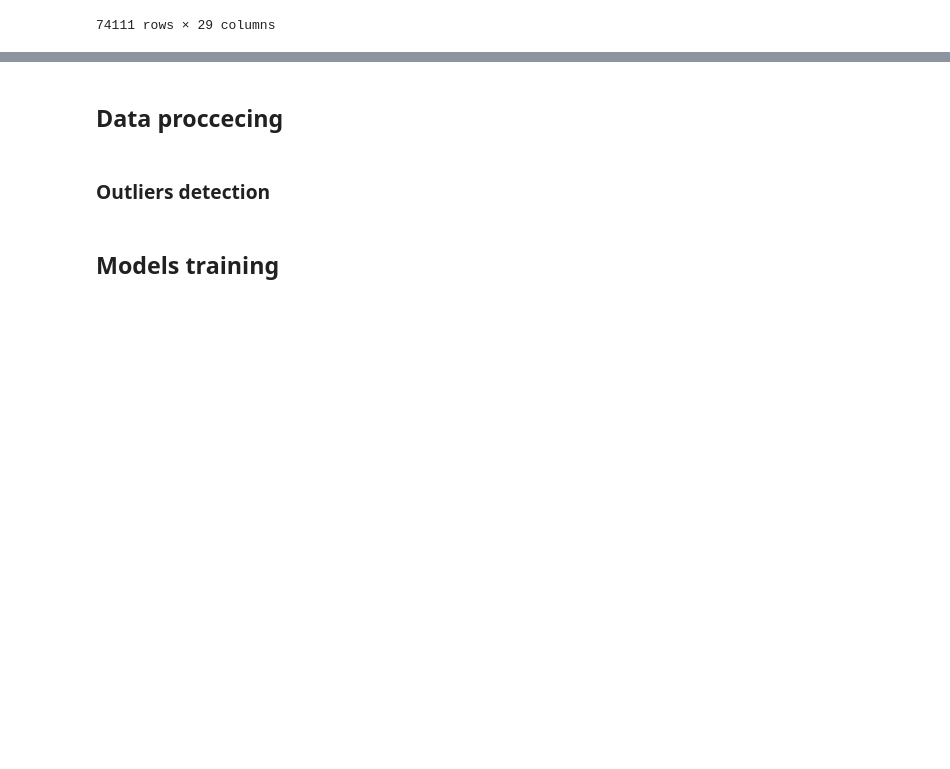
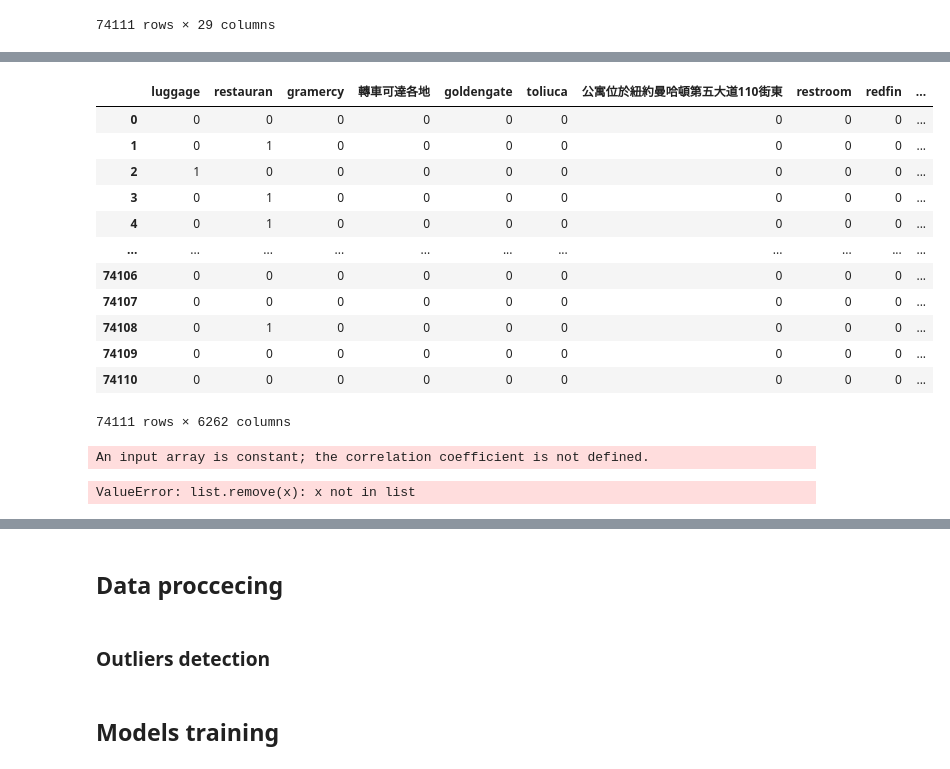
Before and after one commit to MykytaKyt/airbnb-price-prediction, a Jupyter notebook: notebooks/cleaned_notebook.ipynb, the cells around one changed output, grey strips where cells are left out. Cells and saved outputs as stored; diff of their text form; code cells hidden in the pictures; blank space fills up the shorter version.

```diff
--- a/notebooks/cleaned_notebook.ipynb
+++ b/notebooks/cleaned_notebook.ipynb
@@ -230,5 +211,6 @@ len(unique_keys)
 # %%
-key_columns = unique_keys
+key_columns = list(unique_keys)  # Convert the set to a list
+
 key_rows = []
 for i in desc:
     tmp_list = []
@@ -241,4 +223,3 @@ for i in desc:
         except TypeError:
             continue
     key_rows.append(tmp_list)
-key_categorical = pd.DataFrame(data=key_rows, columns = key_columns)
@@ -245,2 +228,20 @@ key_categorical = pd.DataFrame(data=key_rows, columns = key_columns)
+# %%
+key_categorical
+# %% [output]
+|  | luggage | restauran | gramercy | 轉車可達各地 | goldengate | toliuca | 公寓位於紐約曼哈頓第五大道110街東 | restroom | redfin | ... |
+| 0 | 0 | 0 | 0 | 0 | 0 | 0 | 0 | 0 | 0 | ... |
+| 1 | 0 | 1 | 0 | 0 | 0 | 0 | 0 | 0 | 0 | ... |
+| 2 | 1 | 0 | 0 | 0 | 0 | 0 | 0 | 0 | 0 | ... |
+| 3 | 0 | 1 | 0 | 0 | 0 | 0 | 0 | 0 | 0 | ... |
+| 4 | 0 | 1 | 0 | 0 | 0 | 0 | 0 | 0 | 0 | ... |
+| ... | ... | ... | ... | ... | ... | ... | ... | ... | ... | ... |
+| 74106 | 0 | 0 | 0 | 0 | 0 | 0 | 0 | 0 | 0 | ... |
+| 74107 | 0 | 0 | 0 | 0 | 0 | 0 | 0 | 0 | 0 | ... |
+| 74108 | 0 | 1 | 0 | 0 | 0 | 0 | 0 | 0 | 0 | ... |
+| 74109 | 0 | 0 | 0 | 0 | 0 | 0 | 0 | 0 | 0 | ... |
+| 74110 | 0 | 0 | 0 | 0 | 0 | 0 | 0 | 0 | 0 | ... |
+74111 rows × 6262 columns
 # %%
-k = key_categorical.corrwith(df["price"], method='spearman').sort_values(ascending=False)
+k = key_categorical.corrwith(df["log_price"], method='spearman').sort_values(ascending=False)
+# %% [output]
+An input array is constant; the correlation coefficient is not defined.
@@ -247,3 +250,7 @@ k = key_categorical.corrwith(df["price"], method='spearman').sort_values(ascendi
+# %%
+column_names.remove('bedrooms')
+# %% [output]
+ValueError: list.remove(x): x not in list
 # %%
 from pandas import DataFrame
 from IPython.display import HTML
```
Also changed, not shown: parts of 25 cells of this notebook, 14 other files.
